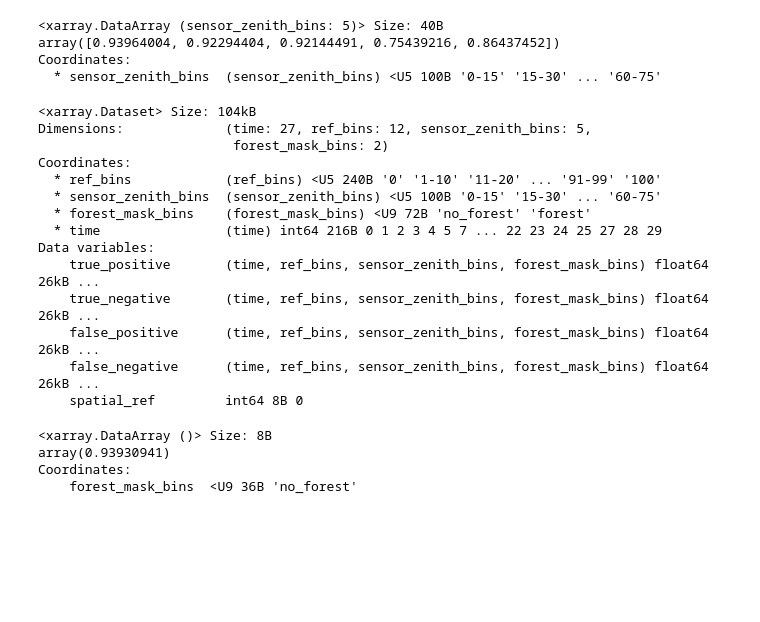
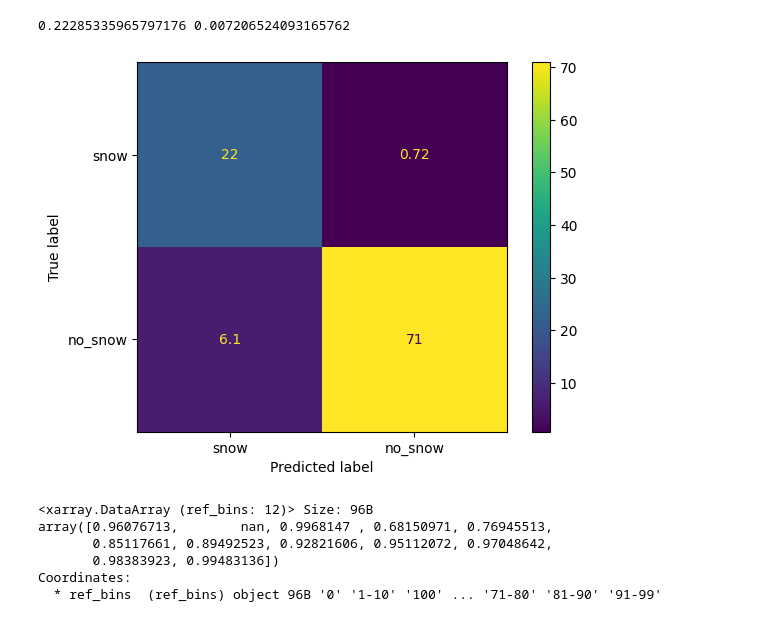
Before and after one commit to nicolaimpe/viirsnow, a Jupyter notebook: notebooks/accuracy.ipynb, the cells around one changed output. Drawn from its saved outputs; the diff is of its cells as text; code cells hidden in the pictures; blank space fills up the shorter version.

```diff
--- a/notebooks/accuracy.ipynb
+++ b/notebooks/accuracy.ipynb
@@ -18,34 +23,17 @@ array([nan, nan])
 Coordinates:
   * forest_mask_bins  (forest_mask_bins) <U9 72B 'no_forest' 'forest'
+# %%
+plot_confusion_table(mf_metrics_ds)
+# %% [output]
+0.22285335965797176 0.007206524093165762
+[figure, added]
 # %%
-binary_metrics_ds = xr.open_dataset(f"{analysis_folder}/confusiont_table_WY_2023_2024_SNPP_nasa_pseudo_l3_res_375m.nc", decode_cf=False)
-binary_metrics_ds.groupby('sensor_zenith_bins').map(accuracy)
+nasa_pseudo_l3_metrics_ds = xr.open_dataset(f"{analysis_folder}/confusion_table_WY_2023_2024_SNPP_nasa_pseudo_l3_res_375m.nc", decode_cf=False)
+nasa_pseudo_l3_metrics_ds.groupby('ref_bins').map(accuracy)
 # %% [output]
-<xarray.DataArray (sensor_zenith_bins: 5)> Size: 40B
-array([0.93964004, 0.92294404, 0.92144491, 0.75439216, 0.86437452])
+<xarray.DataArray (ref_bins: 12)> Size: 96B
+array([0.96076713,        nan, 0.9968147 , 0.68150971, 0.76945513,
+       0.85117661, 0.89492523, 0.92821606, 0.95112072, 0.97048642,
+       0.98383923, 0.99483136])
 Coordinates:
-  * sensor_zenith_bins  (sensor_zenith_bins) <U5 100B '0-15' '15-30' ... '60-75'
+  * ref_bins  (ref_bins) object 96B '0' '1-10' '100' ... '71-80' '81-90' '91-99'
-# %%
-binary_metrics_ds
-# %% [output]
-<xarray.Dataset> Size: 104kB
-Dimensions:             (time: 27, ref_bins: 12, sensor_zenith_bins: 5,
-                         forest_mask_bins: 2)
-Coordinates:
-  * ref_bins            (ref_bins) <U5 240B '0' '1-10' '11-20' ... '91-99' '100'
-  * sensor_zenith_bins  (sensor_zenith_bins) <U5 100B '0-15' '15-30' ... '60-75'
-  * forest_mask_bins    (forest_mask_bins) <U9 72B 'no_forest' 'forest'
-  * time                (time) int64 216B 0 1 2 3 4 5 7 ... 22 23 24 25 27 28 29
-Data variables:
-    true_positive       (time, ref_bins, sensor_zenith_bins, forest_mask_bins) float64 26kB ...
-    true_negative       (time, ref_bins, sensor_zenith_bins, forest_mask_bins) float64 26kB ...
-    false_positive      (time, ref_bins, sensor_zenith_bins, forest_mask_bins) float64 26kB ...
-    false_negative      (time, ref_bins, sensor_zenith_bins, forest_mask_bins) float64 26kB ...
-    spatial_ref         int64 8B 0
-# %%
-accuracy(binary_metrics_ds.sel(forest_mask_bins='no_forest'))
-# %% [output]
-<xarray.DataArray ()> Size: 8B
-array(0.93930941)
-Coordinates:
-    forest_mask_bins  <U9 36B 'no_forest'
```
Also changed, not shown: parts of 8 cells of this notebook, 3 other files.
